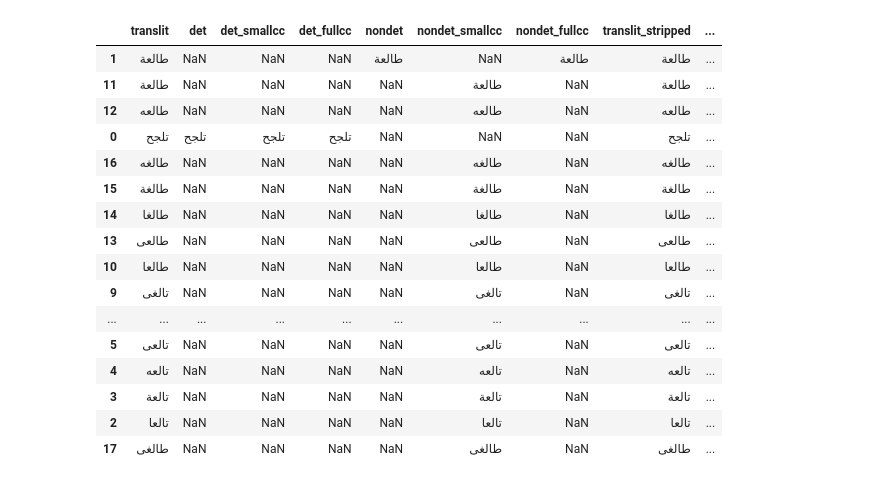
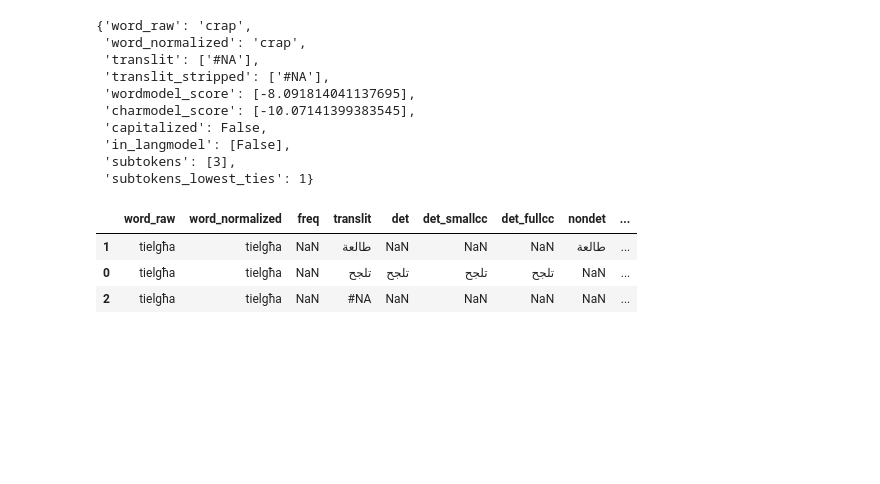
Before and after one commit to MLRS/malti, a Jupyter notebook: malti2arabi_fst.ipynb, the cells around one changed output. Saved outputs shown, nothing was run; the diff lists cells and outputs as text; code cells hidden in the pictures; blank space fills up the shorter version.

Commit message:
added more mappings to cover all charset

```diff
--- a/malti2arabi_fst.ipynb
+++ b/malti2arabi_fst.ipynb
@@ -87,16 +99,18 @@ malti2arabi_1char = pn.string_file('mappings/malti2arabi_1char.map').optimize()
 shadda = pn.string_file('mappings/shadda.map').optimize()
 final_vowels = pn.string_file('mappings/final_vowels.map').optimize()
 special = pn.string_file('mappings/special.map').optimize()
+everything_else = pn.string_file('mappings/everything_else.map').optimize()
 alif_initial = pn.string_file('mappings/alif_initial.map').optimize()
 baby_closed_class = pn.string_file('mappings/baby_closed_class.map').optimize()
+baby_closed_class_deterministic = pn.string_file('mappings_deterministic/baby_closed_class_deterministic.map').optimize()
 
 sigma_malti = pn.project(malti2arabi_1char,'input')
 sigma_arabi = pn.project(arabic2arabic,'output')
 
 # SIGMA
-sigma_in = pn.project(pn.union(malti2arabi_1char,special,arabic2arabic,final_vowels),'input')
-sigma = pn.project(pn.union(sigma_in,special,final_vowels),'output')
-sigma = pn.union(sigma,"-").optimize()
+sigma_in = pn.project(pn.union(malti2arabi_1char,special,arabic2arabic,final_vowels,everything_else),'input')
+sigma = pn.project(pn.union(sigma_in,special,final_vowels,everything_else),'output').optimize()
+# sigma = pn.union(sigma,"-").optimize()
 
 rwr_first_fsts = pn.union(
     malti2arabi_2char,
@@ -111,10 +125,12 @@ second_fsts = pn.union(
     malti2arabi_1char,
     arabic2arabic,
     special,
+    everything_else,
 ).optimize()
 
-translit_fst = rwr_first @ second_fsts.closure()
+translit_fst = (rwr_first @ second_fsts.closure()).optimize()
 
+# deterministic
 malti2arabi_det= pn.string_file('mappings_deterministic/malti2arabi_1char_vowels_short.map').optimize()
 special_deterministic = pn.string_file('mappings_deterministic/special_deterministic.map').optimize()
 
@@ -125,6 +141,19 @@ dediac = pn.cdrewrite(dediac_cross,'','',sigma.closure())
 augmented_closed_class = pn.string_file('mappings/augmented_closed_class.map').optimize()
 
 words = pn.string_file('data/arabi_data/tn-maghreb-words.txt').optimize() @ dediac
+# %%
+translit_and_rank_options('crap')
+# %% [output]
+{'word_raw': 'crap',
+ 'word_normalized': 'crap',
+ 'translit': ['#NA'],
+ 'translit_stripped': ['#NA'],
+ 'wordmodel_score': [-8.091814041137695],
+ 'charmodel_score': [-10.07141399383545],
+ 'capitalized': False,
+ 'in_langmodel': [False],
+ 'subtokens': [3],
+ 'subtokens_lowest_ties': 1}
 # %%
 # paths = get_paths(("<BOS>mil-<EOS>"  @ baby_closed_class @ transcriber  )),get_paths(("<BOS>fok<EOS>"   @ transcriber  ))
 # paths,len(paths)
@@ -206,13 +235,20 @@ langmodelset =  set(words_df['dediac'])
 def count_subtokens(text, tokenizer):
     return tokenizer(text, add_special_tokens=False, return_length=True)["length"]
 
+def strip_plus(x):
+    if x == "+":
+        return x
+    else:
+        return x.rstrip("+")
+
 
 def translit_and_rank_options(word,name='translit',fsttype='non-det',backoffs=[baby_closed_class,augmented_closed_class]):
-
-    lowered = word.lower()
+    normalized = dediacritise_non_malti_accents(word)
+    lowered = normalized.lower()
     translit_dict = {
         'word_raw':word,
-        'word_lowered':lowered,
+        'word_normalized':word,
+        # 'word_normalized':lowered,
         }
 
     if fsttype == 'det':
@@ -224,7 +260,7 @@ def translit_and_rank_options(word,name='translit',fsttype='non-det',backoffs=[b
 
     translit_dict[name] = translit
     translit_dict['translit'] = translit # keep this, in order to merge later
-    translit_dict['translit_stripped'] = [x.rstrip('+') for x in translit]
+    translit_dict['translit_stripped'] = [strip_plus(x) for x in translit]
     translit_dict['wordmodel_score'] = [wordmodel.score(x) for x in translit_dict['translit_stripped']]
     translit_dict['charmodel_score'] = [charmodel.score(' '.join(x)) for x in translit_dict['translit_stripped'] ]
     translit_dict['capitalized'] = word[0].isupper() # TODO: what about letter after sink as in 'L-Innu', does it matter?
@@ -258,11 +294,17 @@ word = "tielgħa"
 
 def generate_table(word):
     det = translit_and_rank_options(word,name='det',fsttype='det')
-    det_smallcc = translit_and_rank_options(word,name='det_smallcc',fsttype='det', backoffs=[baby_closed_class])
-    det_fullcc = translit_and_rank_options(word,name='det_fullcc',fsttype='det', backoffs=[baby_closed_class,augmented_closed_class])
+    det_smallcc = translit_and_rank_options(word,name='det_smallcc',fsttype='det', backoffs=[baby_closed_class_deterministic])
+    det_fullcc = translit_and_rank_options(word,name='det_fullcc',fsttype='det', backoffs=[baby_closed_class_deterministic,augmented_closed_class])
     nondet = translit_and_rank_options(word,name='nondet',fsttype='non-det')
     nondet_smallcc = translit_and_rank_options(word,name='nondet_smallcc',fsttype='non-det',backoffs=[baby_closed_class])
     nondet_fullcc = translit_and_rank_options(word,name='nondet_fullcc',fsttype='non-det',backoffs=[baby_closed_class,augmented_closed_class])
+    det['freq'] = np.nan
+    det_smallcc['freq'] = np.nan
+    det_fullcc['freq'] = np.nan
+    nondet['freq'] = np.nan
+    nondet_smallcc['freq'] = np.nan
+    nondet_fullcc['freq'] = np.nan
 
     return (det,det_smallcc,det_fullcc,nondet,nondet_smallcc,nondet_fullcc,)
 
@@ -272,49 +314,37 @@ det_smallcc = pd.DataFrame(det_smallcc)
 det_fullcc = pd.DataFrame(det_fullcc)
 nondet = pd.DataFrame(nondet)
 nondet_smallcc = pd.DataFrame(nondet_smallcc)
 nondet_fullcc = pd.DataFrame(nondet_fullcc)
 
 def merge_multiple(dfs=[det,det_smallcc,det_fullcc,nondet,nondet_smallcc,nondet_fullcc]):
     first = dfs[0]
     for df in dfs[1:]:
         first = first.merge(df,how='outer')
 
     return first.sort_values('wordmodel_score',ascending=False)[[
+        'word_raw',
+        'word_normalized',
+        'freq',
         'translit',
         'det',
         'det_smallcc',
         'det_fullcc',
         'nondet',
         'nondet_smallcc',
         'nondet_fullcc',
         'translit_stripped',
-        'word_raw',
-        'word_lowered',
         'wordmodel_score',
         'charmodel_score',
         'capitalized',
         'in_langmodel',
         'subtokens',
         # 'subtokens_lowest_ties',
         ]]
 
 merged = merge_multiple()
 merged
 # %% [output]
-|  | translit | det | det_smallcc | det_fullcc | nondet | nondet_smallcc | nondet_fullcc | translit_stripped | ... |
-| 1 | طالعة | NaN | NaN | NaN | طالعة | NaN | طالعة | طالعة | ... |
-| 11 | طالعة | NaN | NaN | NaN | NaN | طالعة | NaN | طالعة | ... |
-| 12 | طالعه | NaN | NaN | NaN | NaN | طالعه | NaN | طالعه | ... |
-| 0 | تلجح | تلجح | تلجح | تلجح | NaN | NaN | NaN | تلجح | ... |
-| 16 | طالغه | NaN | NaN | NaN | NaN | طالغه | NaN | طالغه | ... |
-| 15 | طالغة | NaN | NaN | NaN | NaN | طالغة | NaN | طالغة | ... |
-| 14 | طالغا | NaN | NaN | NaN | NaN | طالغا | NaN | طالغا | ... |
-| 13 | طالعى | NaN | NaN | NaN | NaN | طالعى | NaN | طالعى | ... |
-| 10 | طالعا | NaN | NaN | NaN | NaN | طالعا | NaN | طالعا | ... |
-| 9 | تالغى | NaN | NaN | NaN | NaN | تالغى | NaN | تالغى | ... |
-| ... | ... | ... | ... | ... | ... | ... | ... | ... | ... |
-| 5 | تالعى | NaN | NaN | NaN | NaN | تالعى | NaN | تالعى | ... |
-| 4 | تالعه | NaN | NaN | NaN | NaN | تالعه | NaN | تالعه | ... |
-| 3 | تالعة | NaN | NaN | NaN | NaN | تالعة | NaN | تالعة | ... |
-| 2 | تالعا | NaN | NaN | NaN | NaN | تالعا | NaN | تالعا | ... |
-| 17 | طالغى | NaN | NaN | NaN | NaN | طالغى | NaN | طالغى | ... |
+|  | word_raw | word_normalized | freq | translit | det | det_smallcc | det_fullcc | nondet | ... |
+| 1 | tielgħa | tielgħa | NaN | طالعة | NaN | NaN | NaN | طالعة | ... |
+| 0 | tielgħa | tielgħa | NaN | تلجح | تلجح | تلجح | تلجح | NaN | ... |
+| 2 | tielgħa | tielgħa | NaN | #NA | NaN | NaN | NaN | NaN | ... |
```
Also changed, not shown: parts of 17 cells of this notebook, 3 other files.
